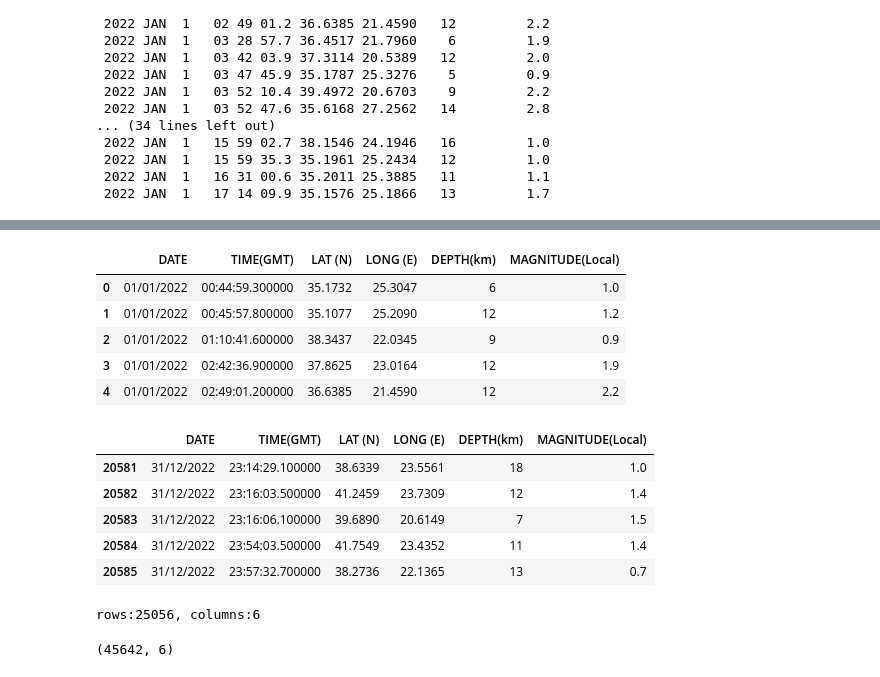
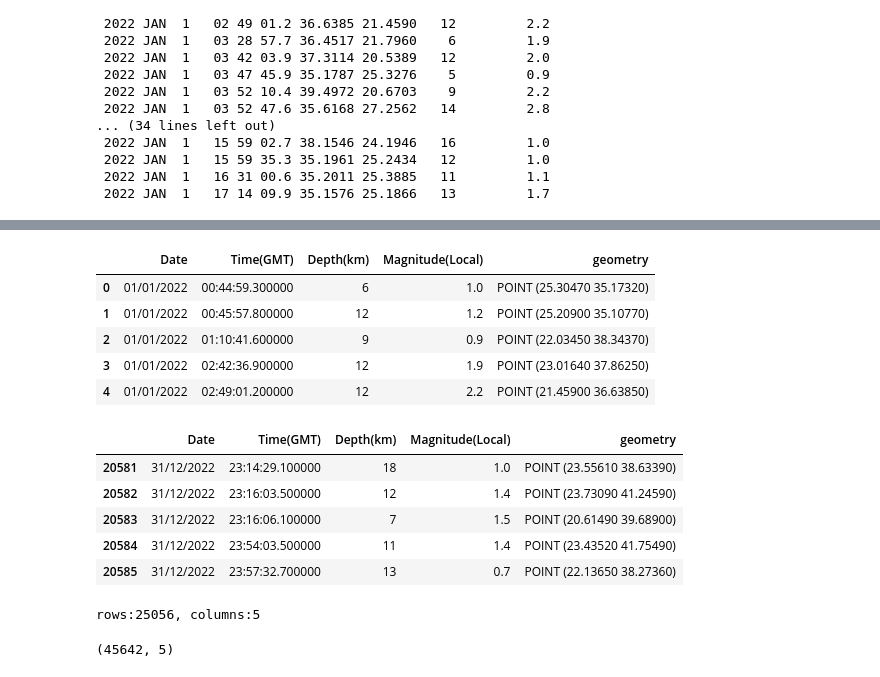
Before and after one commit to MarKo-ctrl/QuakeMapper, a Jupyter notebook: QuakeMapping.ipynb, the cells around one changed output, grey strips where cells are left out. Cells and saved outputs as stored; diff of their text form; code cells hidden in the pictures.

```diff
--- a/QuakeMapping.ipynb
+++ b/QuakeMapping.ipynb
@@ -89,23 +96,28 @@ def to_depth(line):
     return [int(d) for d in depths]
 # %%
-def to_magnitude(line):
+def to_magnitude(text):
     magn_re = re.compile(r'([\d.]+)$', flags = re.MULTILINE)
-    magns = magn_re.findall(line)
+    magns = magn_re.findall(text)
     return [float(m) for m in magns]
+# %%
+def create_points(lst):
+    lon = to_longitude(''.join(lst))
+    lat = to_latitude(''.join(lst))
+    return [Point(lon[i], lat[i]) for i in range(len(lon))]
 # %%
 def text2df(filename):
     '''
     '''
     with open(filename, 'r', encoding='UTF-8') as f:
         lines = '\n'.join(f.readlines())
-        return pd.DataFrame({'DATE': to_date(lines),
-                               'TIME(GMT)': to_time(lines),
-                               'LAT (N)': to_latitude(lines),
-                               'LONG (E)': to_longitude(lines),
-                               'DEPTH(km)': to_depth(lines),
-                               'MAGNITUDE(Local)': to_magnitude(lines)})
+        d = {'Date': to_date(lines),
+             'Time(GMT)': to_time(lines),
+             'Depth(km)': to_depth(lines),
+             'Magnitude(Local)': to_magnitude(lines),
+             'geometry': create_points(lines)}
+        return gpd.GeoDataFrame(d, crs="EPSG:4326")
 # %%
 # from text lines to pandas (Geo)DataFrame...
-eques_df_2021 = text2df('Data/CAT2021.TXT')
-eques_df_2022 = text2df('Data/CAT2022.TXT')
+eques_gdf_2021 = text2df('Data/CAT2021.TXT')
+eques_gdf_2022 = text2df('Data/CAT2022.TXT')
 # %%
@@ -129,24 +141,24 @@ rows:25056, columns:6
 # %%
-eques_df_2022.head()
-eques_df_2022.tail()
-print(f"rows:{eques_df_2021.shape[0]}, columns:{eques_df_2022.shape[1]}")
+eques_gdf_2022.head()
+eques_gdf_2022.tail()
+print(f"rows:{eques_gdf_2021.shape[0]}, columns:{eques_gdf_2022.shape[1]}")
 # %% [output]
-|  | DATE | TIME(GMT) | LAT (N) | LONG (E) | DEPTH(km) | MAGNITUDE(Local) |
-| 0 | 01/01/2022 | 00:44:59.300000 | 35.1732 | 25.3047 | 6 | 1.0 |
-| 1 | 01/01/2022 | 00:45:57.800000 | 35.1077 | 25.2090 | 12 | 1.2 |
-| 2 | 01/01/2022 | 01:10:41.600000 | 38.3437 | 22.0345 | 9 | 0.9 |
-| 3 | 01/01/2022 | 02:42:36.900000 | 37.8625 | 23.0164 | 12 | 1.9 |
-| 4 | 01/01/2022 | 02:49:01.200000 | 36.6385 | 21.4590 | 12 | 2.2 |
+|  | Date | Time(GMT) | Depth(km) | Magnitude(Local) | geometry |
+| 0 | 01/01/2022 | 00:44:59.300000 | 6 | 1.0 | POINT (25.30470 35.17320) |
+| 1 | 01/01/2022 | 00:45:57.800000 | 12 | 1.2 | POINT (25.20900 35.10770) |
+| 2 | 01/01/2022 | 01:10:41.600000 | 9 | 0.9 | POINT (22.03450 38.34370) |
+| 3 | 01/01/2022 | 02:42:36.900000 | 12 | 1.9 | POINT (23.01640 37.86250) |
+| 4 | 01/01/2022 | 02:49:01.200000 | 12 | 2.2 | POINT (21.45900 36.63850) |
-|  | DATE | TIME(GMT) | LAT (N) | LONG (E) | DEPTH(km) | MAGNITUDE(Local) |
-| 20581 | 31/12/2022 | 23:14:29.100000 | 38.6339 | 23.5561 | 18 | 1.0 |
-| 20582 | 31/12/2022 | 23:16:03.500000 | 41.2459 | 23.7309 | 12 | 1.4 |
-| 20583 | 31/12/2022 | 23:16:06.100000 | 39.6890 | 20.6149 | 7 | 1.5 |
-| 20584 | 31/12/2022 | 23:54:03.500000 | 41.7549 | 23.4352 | 11 | 1.4 |
-| 20585 | 31/12/2022 | 23:57:32.700000 | 38.2736 | 22.1365 | 13 | 0.7 |
+|  | Date | Time(GMT) | Depth(km) | Magnitude(Local) | geometry |
+| 20581 | 31/12/2022 | 23:14:29.100000 | 18 | 1.0 | POINT (23.55610 38.63390) |
+| 20582 | 31/12/2022 | 23:16:03.500000 | 12 | 1.4 | POINT (23.73090 41.24590) |
+| 20583 | 31/12/2022 | 23:16:06.100000 | 7 | 1.5 | POINT (20.61490 39.68900) |
+| 20584 | 31/12/2022 | 23:54:03.500000 | 11 | 1.4 | POINT (23.43520 41.75490) |
+| 20585 | 31/12/2022 | 23:57:32.700000 | 13 | 0.7 | POINT (22.13650 38.27360) |
-rows:25056, columns:6
+rows:25056, columns:5
 # %%
 # combine earthquakes data frames
-eques_df = pd.concat([eques_df_2021, eques_df_2022], ignore_index = True)
-eques_df.shape
+eques_gdf = pd.concat([eques_gdf_2021, eques_gdf_2022], ignore_index = True)
+eques_gdf.shape
 # %% [output]
-(45642, 6)
+(45642, 5)
```
Also changed, not shown: parts of 17 cells of this notebook, 2 other files.
